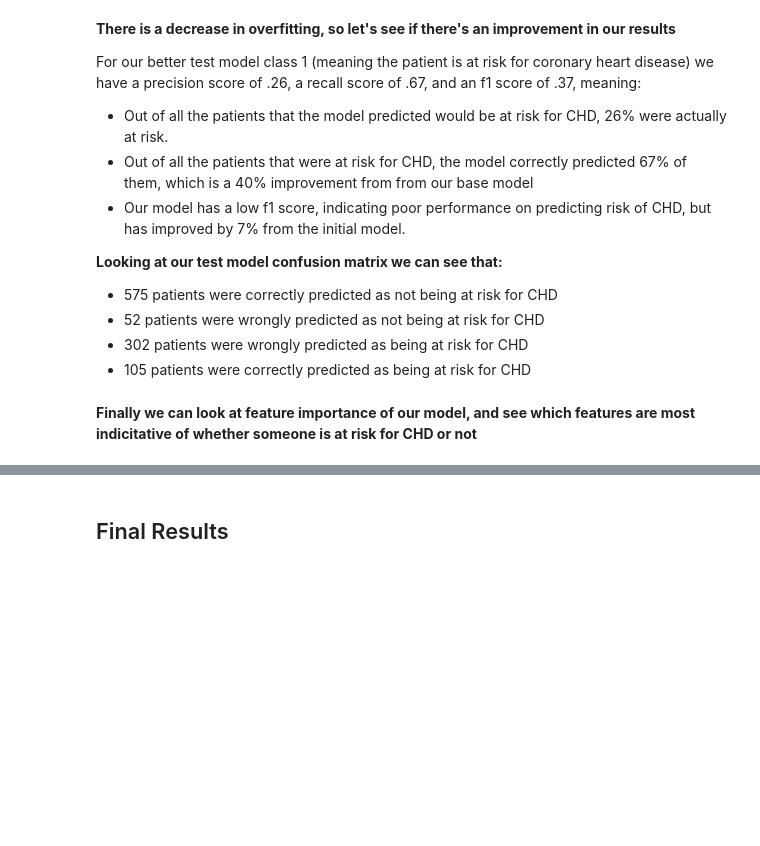
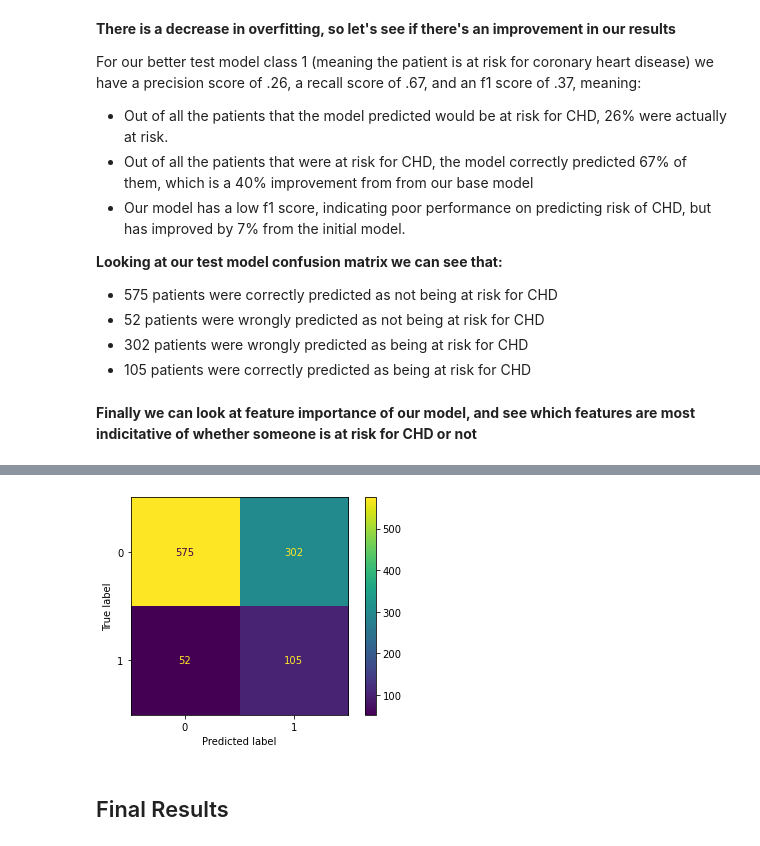
Before and after one commit to aharri123/Heart-disease-classification, a Jupyter notebook: student.ipynb, the cells around one changed output, grey strips where cells are left out. Drawn from its saved outputs; the diff is of its cells as text; code cells hidden in the pictures; blank space fills up the shorter version.

```diff
--- a/student.ipynb
+++ b/student.ipynb
@@ -127,10 +127,15 @@ y = df["TenYearCHD"]
 
 X_train, X_test, y_train, y_test = train_test_split(X, y, stratify = y, random_state = 1)
 
+X_train2, X_test2, y_train2, y_test2 = train_test_split(X,y, stratify = y, random_state = 1)
+
 #Let's scale our data
 SS = StandardScaler()
 X_train = SS.fit_transform(X_train)
 X_test = SS.transform(X_test)
+
+X_train2 = SS.fit_transform(X_train2)
+X_test2 = SS.transform(X_test2)
 # %%
 #Let's take a look at our value counts for our target "TenYearCHD"
 df["TenYearCHD"].value_counts()
@@ -600,0 +637,20 @@ plot_feature_importances(rf_model)
+# %%
+rf4 = RandomForestClassifier()
+
+
+rand_for_grid = {
+    'n_estimators': [20, 30, 40, 50],
+
+     'random_state': [1],
+
+    'max_depth': [3, 5, 7],
+
+    'min_samples_split': [3, 5, 10],
+
+    'min_samples_leaf': [0.1, .20, .30]
+}
+
+gs_forest_tune2 = GridSearchCV(rf4, rand_for_grid)
+gs_forest_tune2.fit(X_train, y_train)
+
+gs_forest_tune2.best_params_
@@ -601,3 +687,8 @@ plot_feature_importances(rf_model)
+# %%
+rf_model2 = gs_forest_tune2.best_estimator_
+plot_confusion_matrix(rf_model2, X_test2, y_test2);
+# %% [output]
+[figure, added]
 # %% [markdown]
 ## Final Results ##
 # %% [markdown]
```
Also changed, not shown: parts of 10 cells of this notebook.
